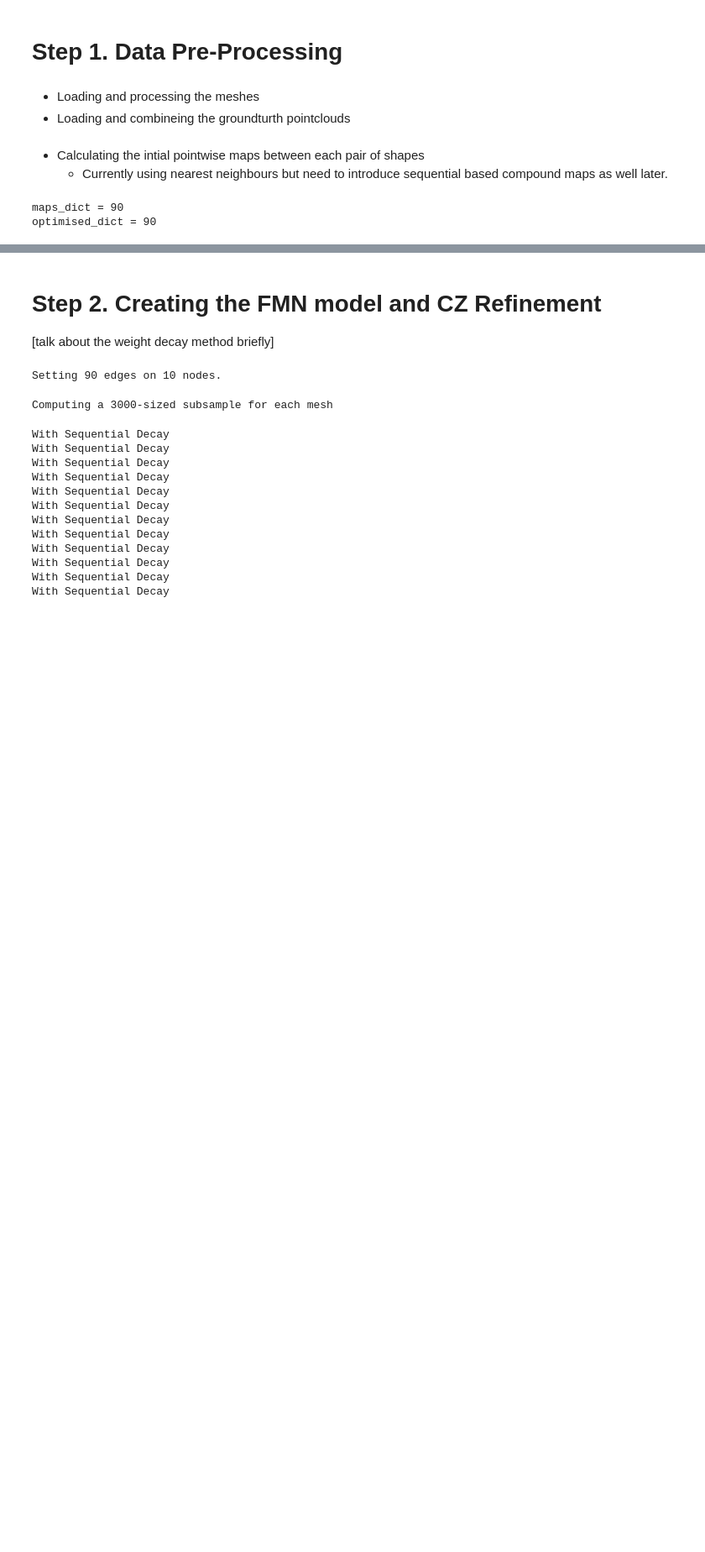
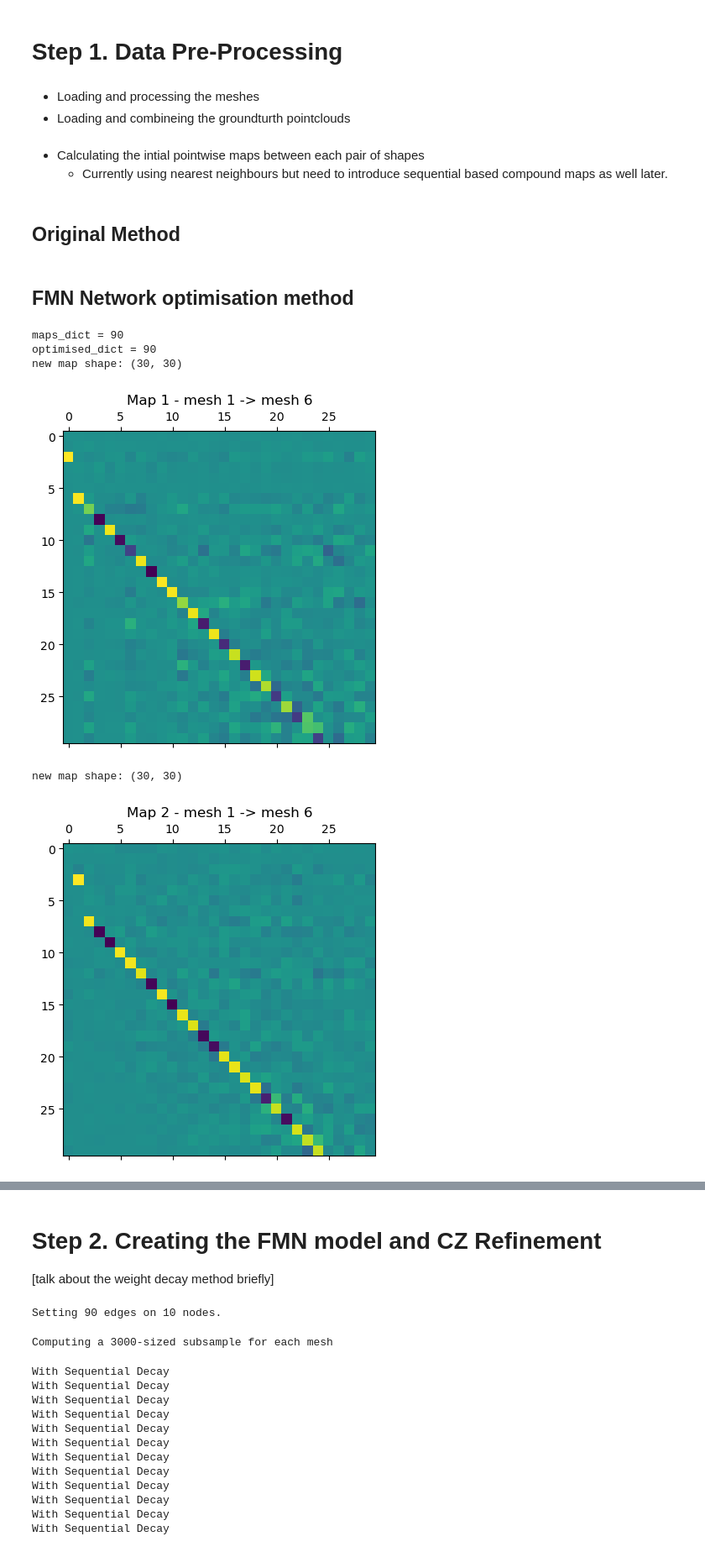
Before and after one commit to Arma1500/capstone2025, a Jupyter notebook: implementation.ipynb, the cells around one changed output, grey strips where cells are left out. Shown at 84% size. Saved outputs shown, nothing was run; the diff lists cells and outputs as text; code cells hidden in the pictures; blank space fills up the shorter version.

```diff
--- a/implementation.ipynb
+++ b/implementation.ipynb
@@ -102,6 +153,8 @@ mesh_list = [processed_TriMesh(o3d.io.read_triangle_mesh(f'{path}/render_frame_{
     - Currently using nearest neighbours but need to introduce sequential based compound maps as well later.
 # %%
 gt_list = [load_gt_from_json(gt_path, frame) for frame in tqdm(frames, f"Loading Ground Truth Point Clouds")]
+# %% [markdown]
+## Original Method
 # %%
 def initial_p2p_map(verts_i, verts_j):
 
@@ -142,58 +195,5 @@ def create_intial_maps_dict(meshes, K=30):
     return inital_maps_dict
 
 maps_dict = create_intial_maps_dict(mesh_list)
-# %%
-def optimised_dict(mesh_list, bidirectional=True, K=30):
-    optimised_dict = {}
-    n_meshes = len(mesh_list)
-
-    for i in tqdm(range(n_meshes)):
-        source_mesh = mesh_list[i]
-
-        for k in range(1, INTERVAL + 1):
-            j = i + k
-            if j < n_meshes:
-                target_mesh = mesh_list[j]
-
-                # Compute inital maps
-                verts_i, verts_j = np.asarray(source_mesh.vertices), np.asarray(target_mesh.vertices)
-                p2p_ji = initial_p2p_map(verts_j, verts_i)
-
-                # Convert to functional maps
-                FM_ij = spectral.mesh_p2p_to_FM(p2p_ji, source_mesh, target_mesh, dims=K)
-                optimised_dict[(i, j)] = FM_ij
-
-                if bidirectional:
-                    p2p_ij = initial_p2p_map(verts_i, verts_j)
-                    FM_ji = spectral.mesh_p2p_to_FM(p2p_ij, target_mesh, source_mesh, dims=K)
-                    optimised_dict[(j, i)] = FM_ji
-
-    # print(optimised_dict.keys())
-
-    for i in tqdm(range(n_meshes)):
-        for j in range(n_meshes):
-            if i == j or (i, j) in optimised_dict:
-                continue
-
-
-            # Look for a valid intermediate step
-            for step in range(i + 1, j):
-                if (i, step) in optimised_dict and (step, j) in optimised_dict:
-                    FM_ij = optimised_dict[(i, step)] @ optimised_dict[(step, j)]
-                    optimised_dict[(i, j)] = FM_ij
-
-                    if bidirectional and (j, step) in optimised_dict and (step, i) in optimised_dict:
-                        FM_ji = optimised_dict[(j, step)] @ optimised_dict[(step, i)]
-                        optimised_dict[(j, i)] = FM_ji
-                    break  # Stop after first valid composition - if it works I'll put a condition to find the best step
-
-    # print("All optimised pairs:", optimised_dict.keys())
-    return optimised_dict
-
-compound_dict = optimised_dict(mesh_list, 2)
-
-print(f"maps_dict = {len(maps_dict)}")
-print(f"optimised_dict = {len(compound_dict)}")
-# %% [output]
-maps_dict = 90
-optimised_dict = 90
+# %% [markdown]
+## FMN Network optimisation method
@@ -199,0 +263,9 @@ optimised_dict = 90
+# %%
+compound_dict = optimised_dict(mesh_list)
+# %% [output]
+maps_dict = 90
+optimised_dict = 90
+new map shape: (30, 30)
+[figure, added]
+new map shape: (30, 30)
+[figure, added]
```
Also changed, not shown: parts of 20 cells of this notebook, 4 other files.
